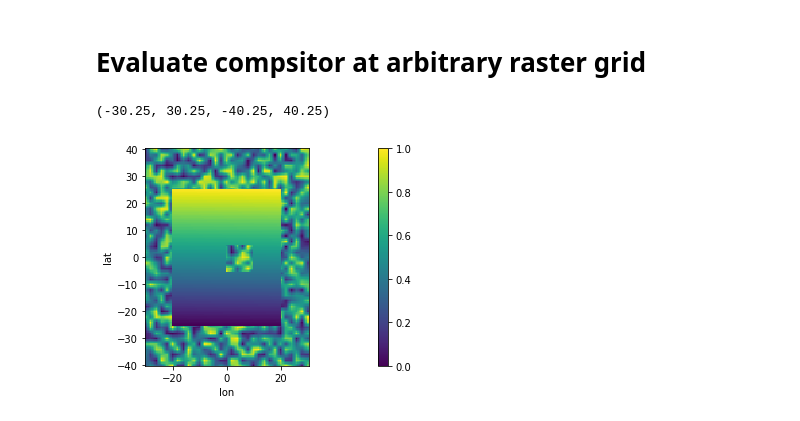
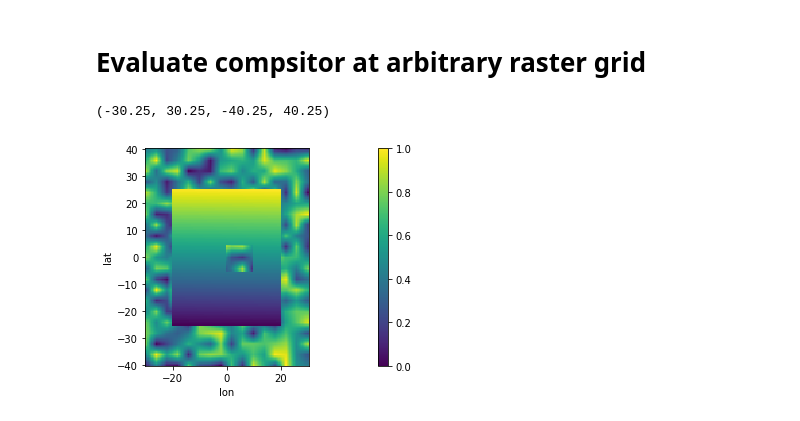
Before and after one commit to creare-com/podpac-examples, a Jupyter notebook: notebooks/basic_examples/composite-array-datasources.ipynb, the cells around one changed output. Saved outputs shown, nothing was run; the diff lists cells and outputs as text; code cells hidden in the pictures.

```diff
--- a/notebooks/basic_examples/composite-array-datasources.ipynb
+++ b/notebooks/basic_examples/composite-array-datasources.ipynb
@@ -33,15 +33,7 @@ high_res = podpac.data.Array(source=np.linspace(0., 1., 101*81).reshape(101, 81)
 high_res.source[40:60, 40:60] = np.nan
 
 # Create lower resolution datasource with larger coverage
-low_res =  podpac.data.Array(source=np.random.rand(41, 31),
-                             native_coordinates=podpac.Coordinates([crange(-40, 40, 2.0, 'lat'),
-                                                                    crange(-30, 30, 2.0, 'lon')]),
+low_res =  podpac.data.Array(source=np.random.rand(21, 16),
+                             native_coordinates=podpac.Coordinates([crange(-40, 40, 4.0, 'lat'),
+                                                                    crange(-30, 30, 4.0, 'lon')]),
                             )
-
-# Plot data
-subplot(121)
-high_res.eval(high_res.native_coordinates).plot()
-title("High resolution source"); axis('scaled')
-subplot(122)
-low_res.eval(low_res.native_coordinates).plot()
-title("Low resolution source"); _ = axis('scaled')
@@ -50,23 +52,23 @@ title("Low resolution source"); _ = axis('scaled')
 # %% [markdown]
 # Composite the two data sources together
 # %%
-composite = podpac.compositor.OrderedCompositor(sources=np.array([high_res,  # Take priority
-                                                                  low_res]),
-                                               interpolation='bilinear')
+composite = podpac.compositor.OrderedCompositor(
+    sources=np.array([high_res,  # Takes priority
+                      low_res]),
+    interpolation='bilinear'
+)
 # %% [markdown]
 # Evaluate compsitor at arbitrary raster grid
 # %%
 # Create coordinates
 coords = podpac.Coordinates([crange(-40, 40, 0.5, 'lat'),
                              crange(-30, 30, 0.5, 'lon')])
 
 # Evaluate node
 o = composite.eval(coords)
 
 # Plot
-figure()
-o.plot()
-axis('scaled')
+figure(); o.plot(); axis('scaled')
 # %% [output]
 (-30.25, 30.25, -40.25, 40.25)
-[figure, old version]
+[figure, new version]
```
Also changed, not shown: parts of 6 cells of this notebook, 9 other files.
